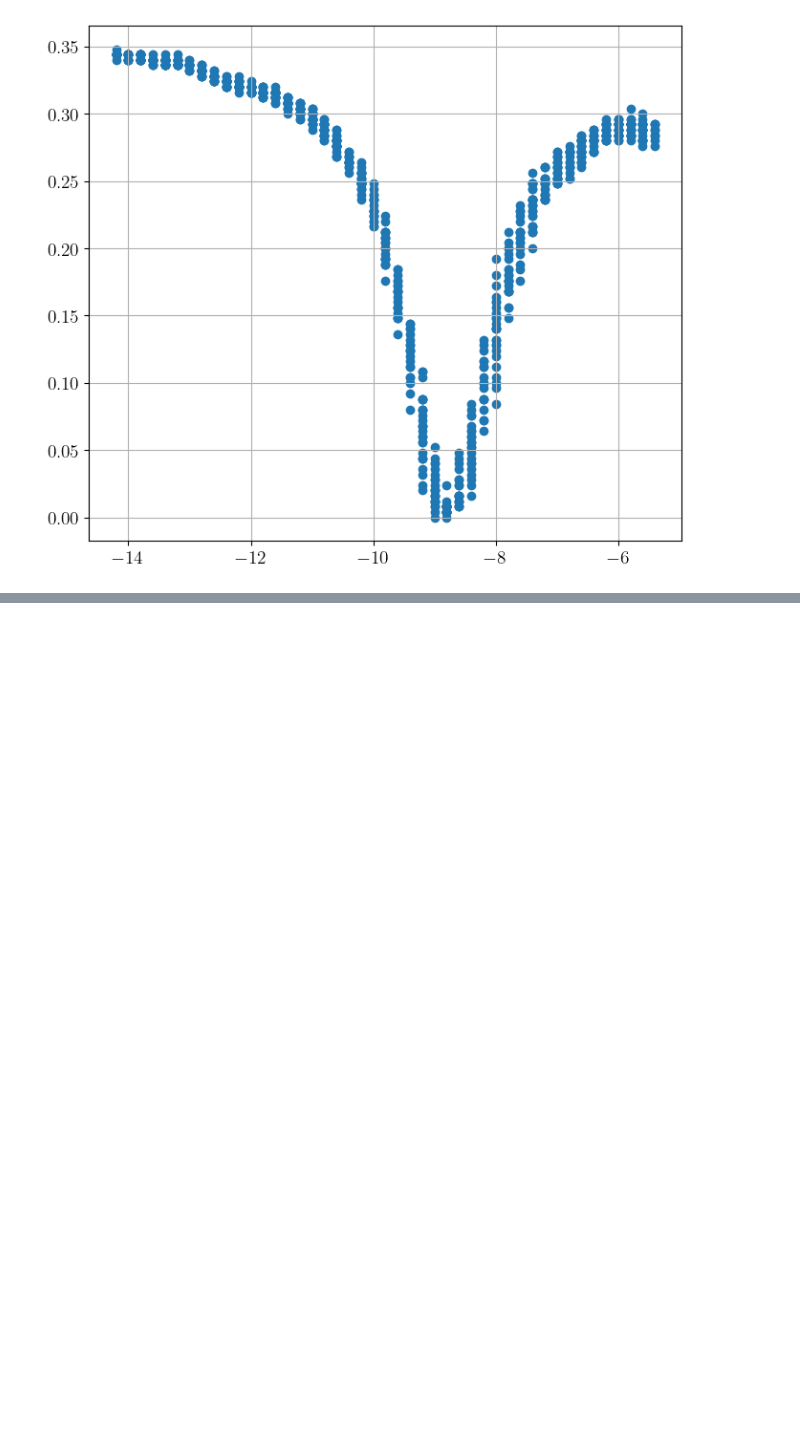
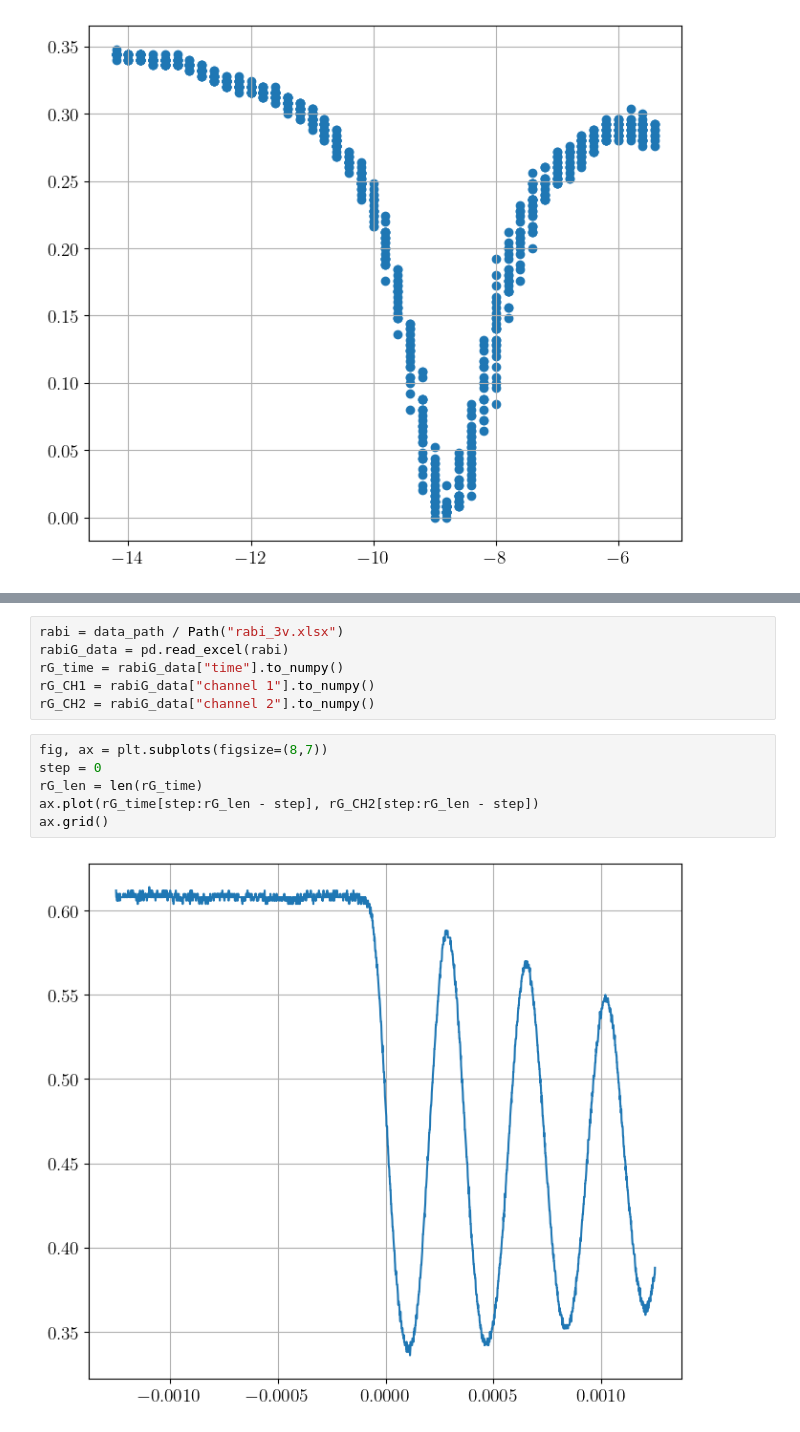
Before and after one commit to ThomasAnkhe/Quantum_Optics_Lab, a Jupyter notebook: 5. Optical_pumping/graphs.ipynb, the cells around one changed output, grey strips where cells are left out. Saved outputs shown, nothing was run; the diff lists cells and outputs as text; blank space fills up the shorter version.

```diff
--- a/5. Optical_pumping/graphs.ipynb
+++ b/5. Optical_pumping/graphs.ipynb
@@ -60,0 +78,14 @@ ax.grid()
+# %%
+rabi = data_path / Path("rabi_3v.xlsx")
+rabiG_data = pd.read_excel(rabi)
+rG_time = rabiG_data["time"].to_numpy()
+rG_CH1 = rabiG_data["channel 1"].to_numpy()
+rG_CH2 = rabiG_data["channel 2"].to_numpy()
+# %%
+fig, ax = plt.subplots(figsize=(8,7))
+step = 0
+rG_len = len(rG_time)
+ax.plot(rG_time[step:rG_len - step], rG_CH2[step:rG_len - step])
+ax.grid()
+# %% [output]
+[figure, added]
```
Also changed, not shown: parts of 10 cells of this notebook, 5 other files.
